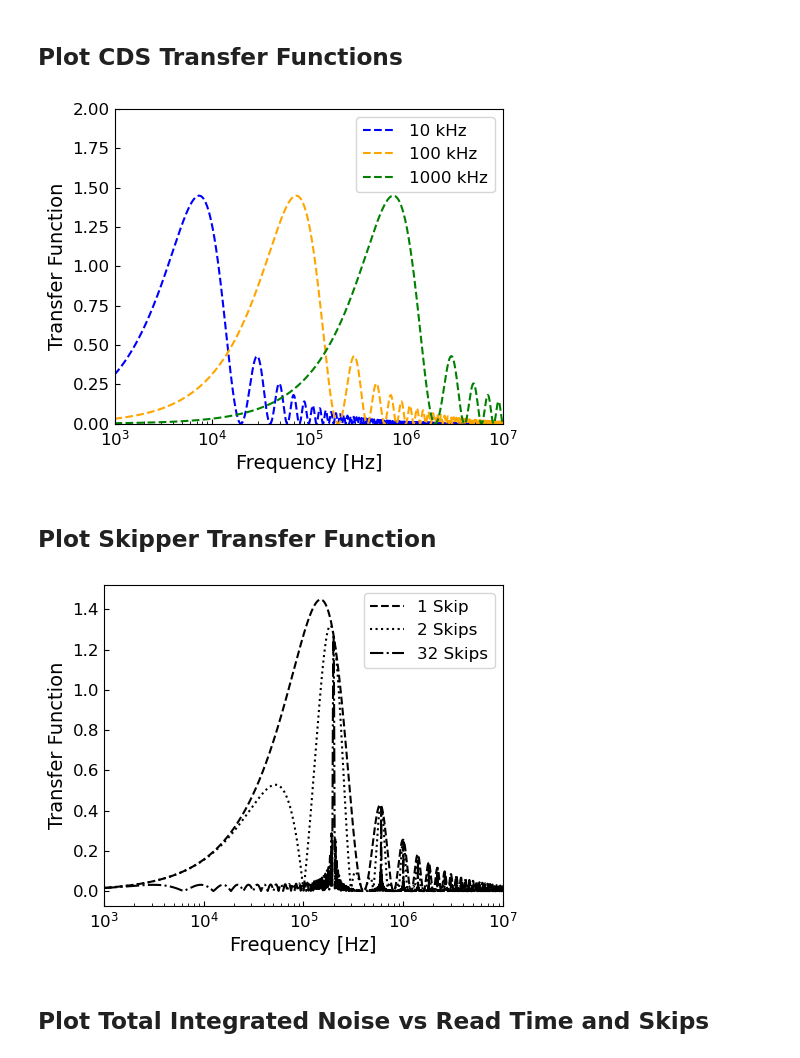
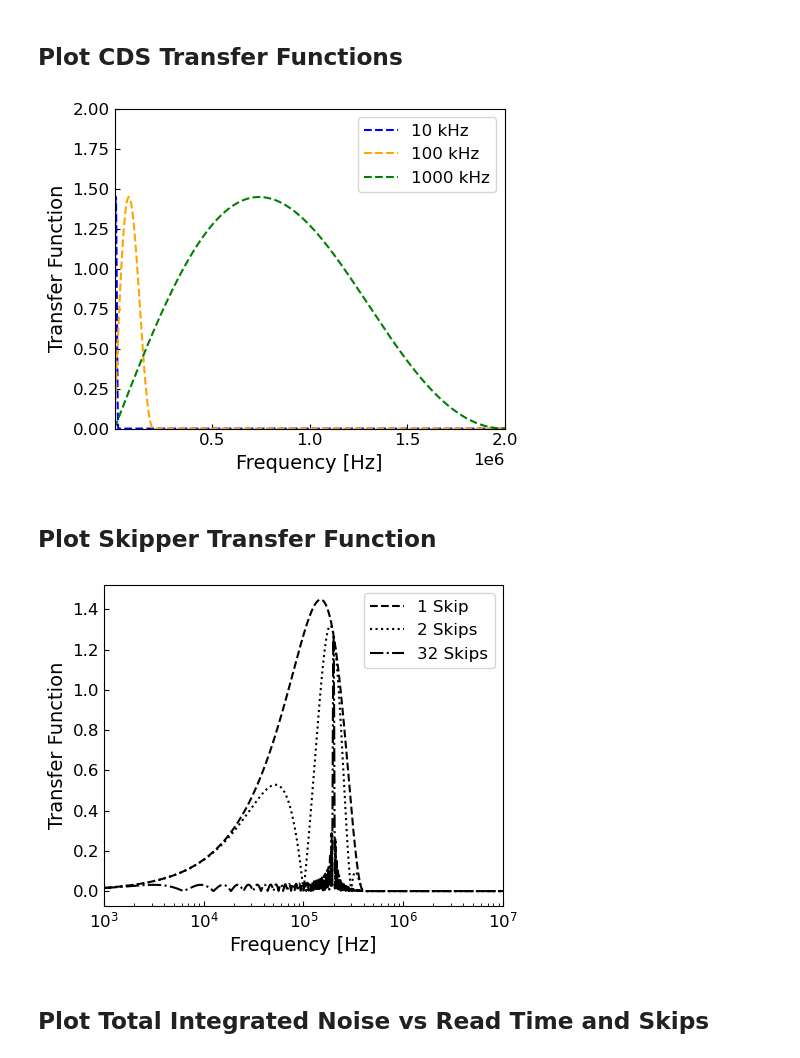
Before and after one commit to brockparker/Research, a Jupyter notebook: CCDs/Skipper_Noise/skipper_noise_testing.ipynb, the cells around one changed output. Cells and saved outputs as stored; diff of their text form; code cells hidden in the pictures.

```diff
--- a/CCDs/Skipper_Noise/skipper_noise_testing.ipynb
+++ b/CCDs/Skipper_Noise/skipper_noise_testing.ipynb
@@ -35,6 +35,7 @@ def transfer(f, t, delay = 0*u.s):
     t = t / 2 + delay
 
     noise_density = 2 * (np.sin((np.pi * f * t).to(u.rad, equivalencies=u.dimensionless_angles())))**2 / ((np.pi * f * t).to(u.rad, equivalencies=u.dimensionless_angles()))
+    noise_density[f>1/t] = 0
     return noise_density
 
 @u.quantity_input(f=u.Hz, t=u.s, delay=u.s)
@@ -49,6 +50,7 @@ def transfer_skipper(f, t, n, delay = 0*u.s):
     part2 = abs( np.sin((2*np.pi * f * t * n).value) / np.sin((2*np.pi * f * t).to(u.rad, equivalencies=u.dimensionless_angles())))
 
     noise_density = part1 * part2
+    noise_density[f>1/t] = 0
     return noise_density
 
 @u.quantity_input(f1=u.Hz, f2=u.Hz, t=u.s, delay=u.s)
@@ -92,35 +94,35 @@ def total_noise(speed, noise_density, noise_freqs):
 # %%
 quantity_support()
 
 fig, ax = plt.subplots(1, 1, figsize=(5,4), layout='tight')
 
 
 freqs = np.logspace(0,10,10000) * u.Hz
 tau = np.logspace(-9, -3, 10000) * u.s
 
 int_speed_10 = 1/(10*u.kHz)
 int_speed_100 = 1/(100*u.kHz)
 int_speed_1000 = 1/(1*u.MHz)
 
 ax.plot(freqs, transfer(freqs, int_speed_10), label = '{:.0f}'.format((1/int_speed_10).to(u.kHz)), color = 'blue', ls='--')
 ax.plot(freqs, transfer(freqs, int_speed_100), label = '{:.0f}'.format((1/int_speed_100).to(u.kHz)), color = 'orange', ls='--')
 ax.plot(freqs, transfer(freqs, int_speed_1000), label = '{:.0f}'.format((1/int_speed_1000).to(u.kHz)), color='green', ls='--')
 
 ax.set_xlabel(r'Frequency [Hz]')
 ax.set_ylabel(r'Transfer Function')
 ax.legend(loc = 'best')
-ax.set_xlim(1e3, 1e7)
-ax.set_xscale('log')
+ax.set_xlim(1e3, 0.2e7)
+# ax.set_xscale('log')
 ax.set_ylim(0, 2)
 
 ax.tick_params(axis='both', direction='in', which='both')
 
 fig.tight_layout()
 
 plt.savefig(path + '/Research/CCDs/Skipper_Noise/cds_transfer_func.png', dpi=250)
 plt.show()
 # %% [output]
-[figure, old version]
+[figure, new version]
 # %% [markdown]
 ## Plot Skipper Transfer Function
 # %%
@@ -153,7 +155,7 @@ fig.tight_layout()
 plt.savefig(path + '/Research/CCDs/Skipper_Noise/skipper_cds_transfer_func.png', dpi=250)
 plt.show()
 # %% [output]
-[figure, old version]
+[figure, new version]
 # %% [markdown]
 ## Plot Total Integrated Noise vs Read Time and Skips
 # %%
```
Also changed, not shown: parts of 9 cells of this notebook, 7 other files.
